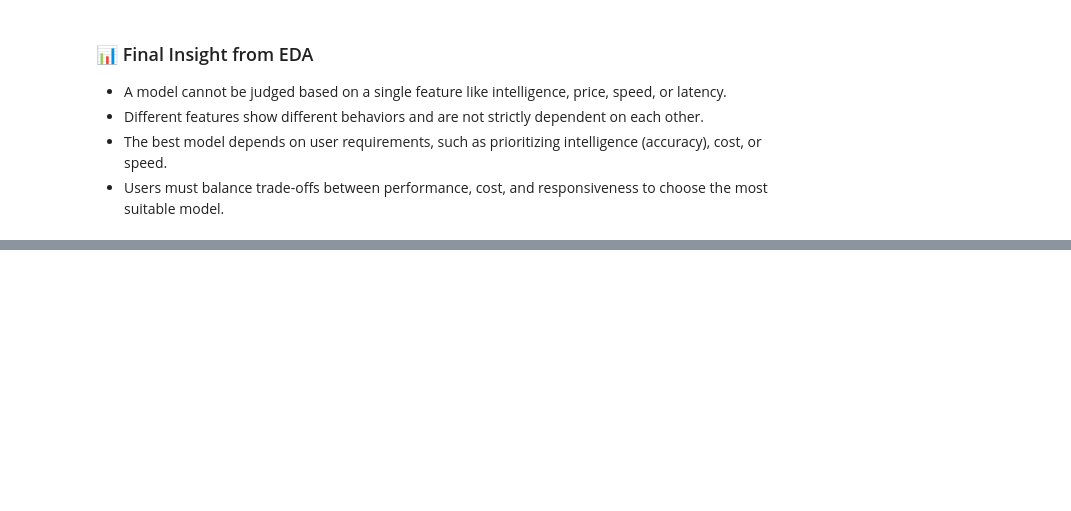
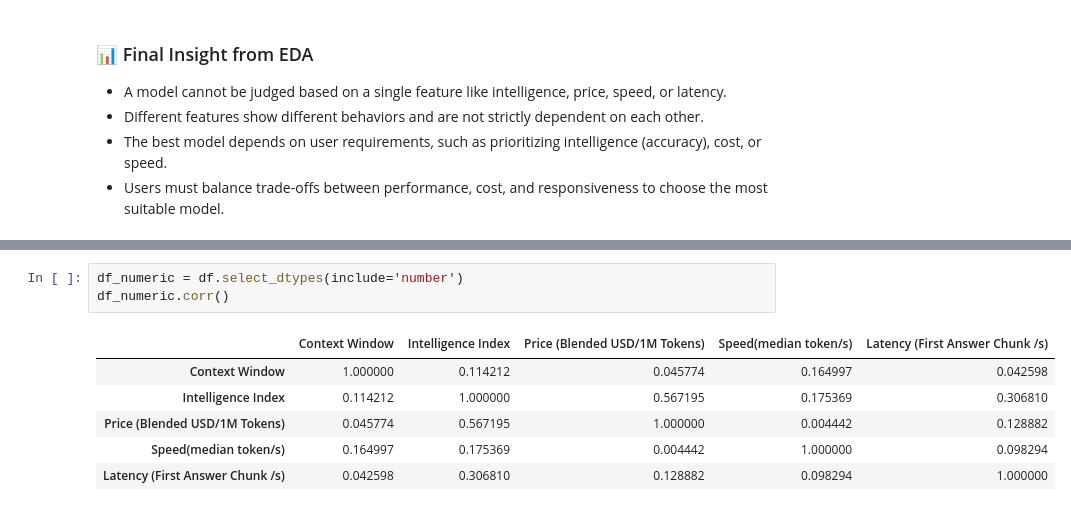
Before and after one commit to M-Codes6/AI-Models-Benchmark-Dataset-2026-latest-, a Jupyter notebook: notebooks/analysis.ipynb, the cells around one changed output, grey strips where cells are left out. Cells and saved outputs as stored; diff of their text form; blank space fills up the shorter version.

```diff
--- a/notebooks/analysis.ipynb
+++ b/notebooks/analysis.ipynb
@@ -366,0 +380,10 @@ plt.show()
+# %%
+df_numeric = df.select_dtypes(include='number')
+df_numeric.corr()
+# %% [output]
+|  | Context Window | Intelligence Index | Price (Blended USD/1M Tokens) | Speed(median token/s) | Latency (First Answer Chunk /s) |
+| Context Window | 1.000000 | 0.114212 | 0.045774 | 0.164997 | 0.042598 |
+| Intelligence Index | 0.114212 | 1.000000 | 0.567195 | 0.175369 | 0.306810 |
+| Price (Blended USD/1M Tokens) | 0.045774 | 0.567195 | 1.000000 | 0.004442 | 0.128882 |
+| Speed(median token/s) | 0.164997 | 0.175369 | 0.004442 | 1.000000 | 0.098294 |
+| Latency (First Answer Chunk /s) | 0.042598 | 0.306810 | 0.128882 | 0.098294 | 1.000000 |
```
Also changed, not shown: parts of 4 cells of this notebook.
